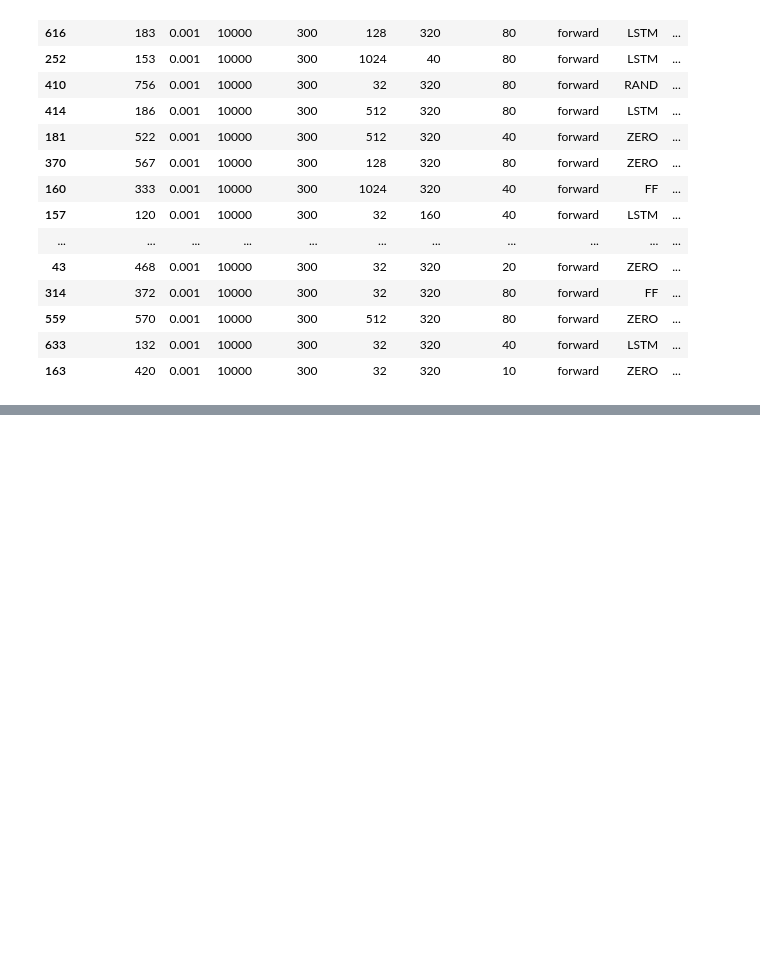
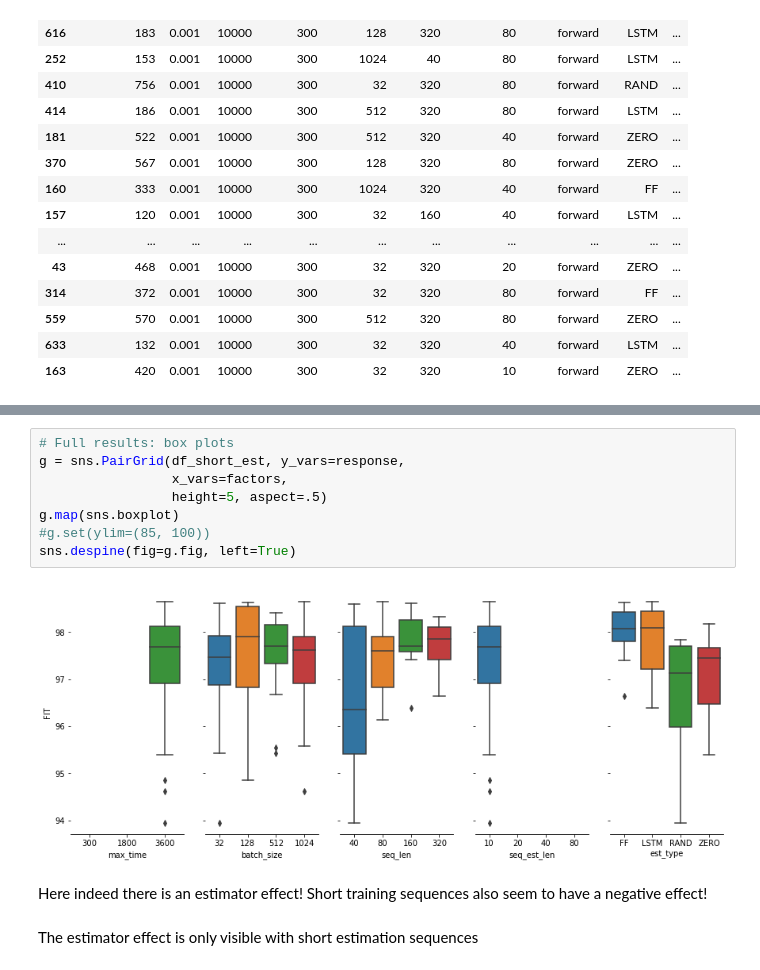
Before and after one commit to forgi86/sysid-neural-estimator, a Jupyter notebook: examples/wh2009/does/doe5_eval.ipynb, the cells around one changed output, grey strips where cells are left out. Cells and saved outputs as stored; diff of their text form; blank space fills up the shorter version.

```diff
--- a/examples/wh2009/does/doe5_eval.ipynb
+++ b/examples/wh2009/does/doe5_eval.ipynb
@@ -146,0 +174,14 @@ sns.despine(fig=g.fig, left=True)
+# %%
+# Full results: box plots
+g = sns.PairGrid(df_short_est, y_vars=response,
+                 x_vars=factors,
+                 height=5, aspect=.5)
+g.map(sns.boxplot)
+#g.set(ylim=(85, 100))
+sns.despine(fig=g.fig, left=True)
+# %% [output]
+[figure, added]
+# %% [markdown]
+Here indeed there is an estimator effect! Short training sequences also seem to have a negative effect!
+# %% [markdown]
+The estimator effect is only visible with short estimation sequences
```
Also changed, not shown: parts of 16 cells of this notebook, 2 other files.
